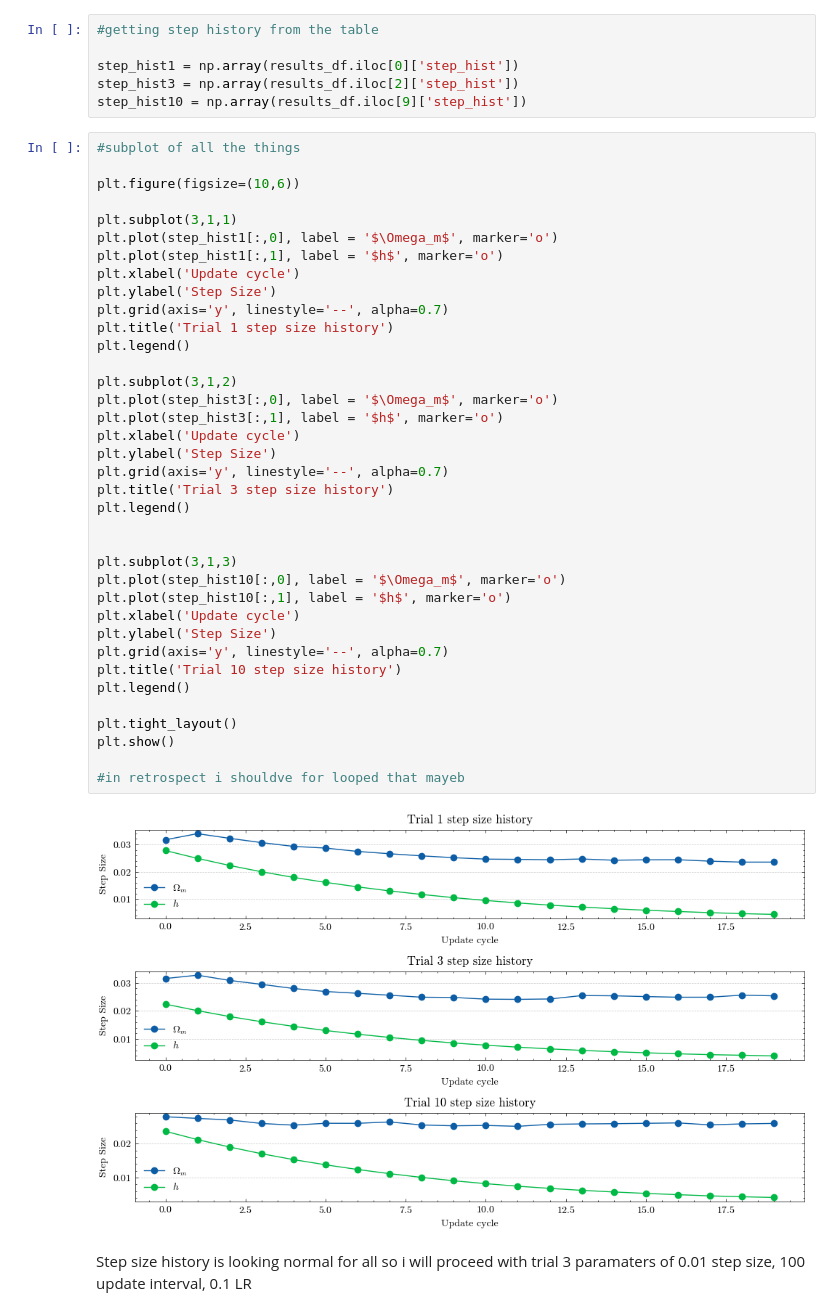
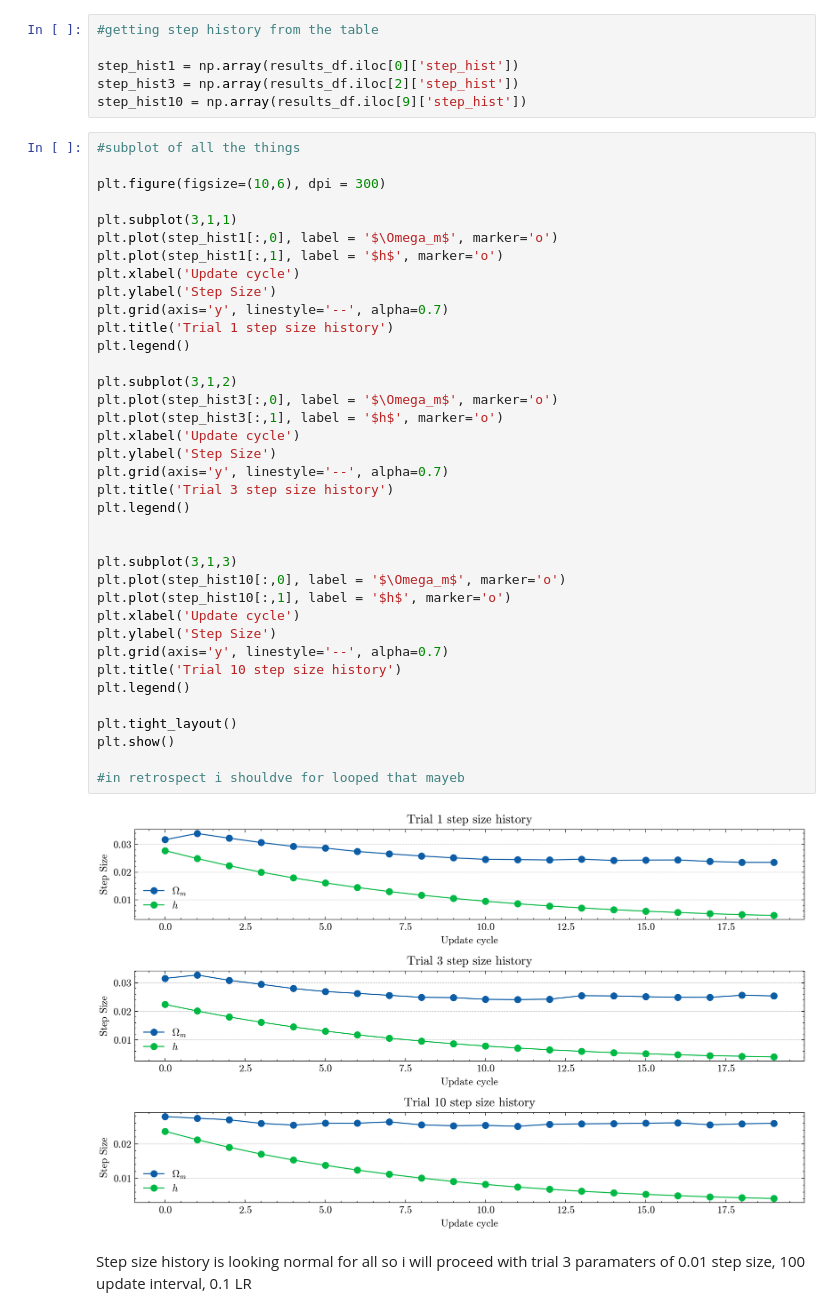
Before and after one commit to josephasal/cosmo_inference, a Jupyter notebook: mcmc/tuning_mcmc.ipynb, the cells around one changed output. Drawn from its saved outputs; the diff is of its cells as text.

```diff
--- a/mcmc/tuning_mcmc.ipynb
+++ b/mcmc/tuning_mcmc.ipynb
@@ -286,7 +286,7 @@ step_hist10 = np.array(results_df.iloc[9]['step_hist'])
 # %%
 #subplot of all the things
 
-plt.figure(figsize=(10,6))
+plt.figure(figsize=(10,6), dpi = 300)
 
 plt.subplot(3,1,1)
 plt.plot(step_hist1[:,0], label = '$\Omega_m$', marker='o')
@@ -294,33 +294,33 @@ plt.plot(step_hist1[:,1], label = '$h$', marker='o')
 plt.xlabel('Update cycle')
 plt.ylabel('Step Size')
 plt.grid(axis='y', linestyle='--', alpha=0.7)
 plt.title('Trial 1 step size history')
 plt.legend()
 
 plt.subplot(3,1,2)
 plt.plot(step_hist3[:,0], label = '$\Omega_m$', marker='o')
 plt.plot(step_hist3[:,1], label = '$h$', marker='o')
 plt.xlabel('Update cycle')
 plt.ylabel('Step Size')
 plt.grid(axis='y', linestyle='--', alpha=0.7)
 plt.title('Trial 3 step size history')
 plt.legend()
 
 
 plt.subplot(3,1,3)
 plt.plot(step_hist10[:,0], label = '$\Omega_m$', marker='o')
 plt.plot(step_hist10[:,1], label = '$h$', marker='o')
 plt.xlabel('Update cycle')
 plt.ylabel('Step Size')
 plt.grid(axis='y', linestyle='--', alpha=0.7)
 plt.title('Trial 10 step size history')
 plt.legend()
 
 plt.tight_layout()
 plt.show()
 
 #in retrospect i shouldve for looped that mayeb
 # %% [output]
-[figure, old version]
+[figure, new version]
 # %% [markdown]
 Step size history is looking normal for all so i will proceed with trial 3 paramaters of 0.01 step size, 100 update interval, 0.1 LR
```
Also changed, not shown: parts of 4 cells of this notebook.
